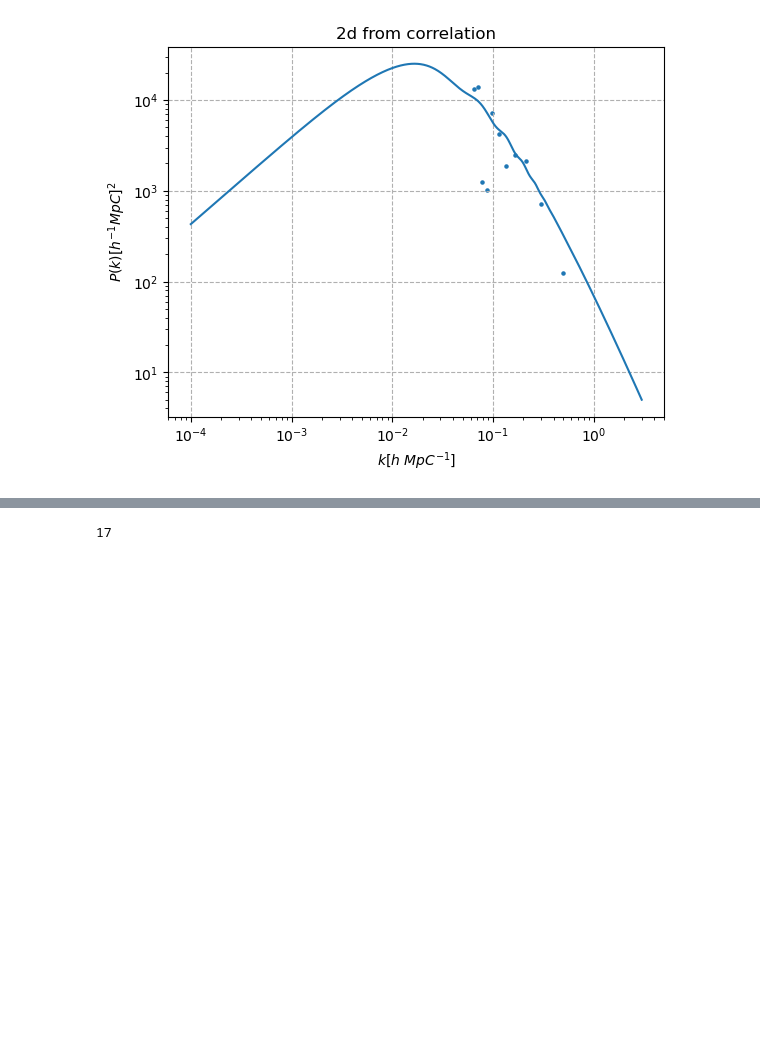
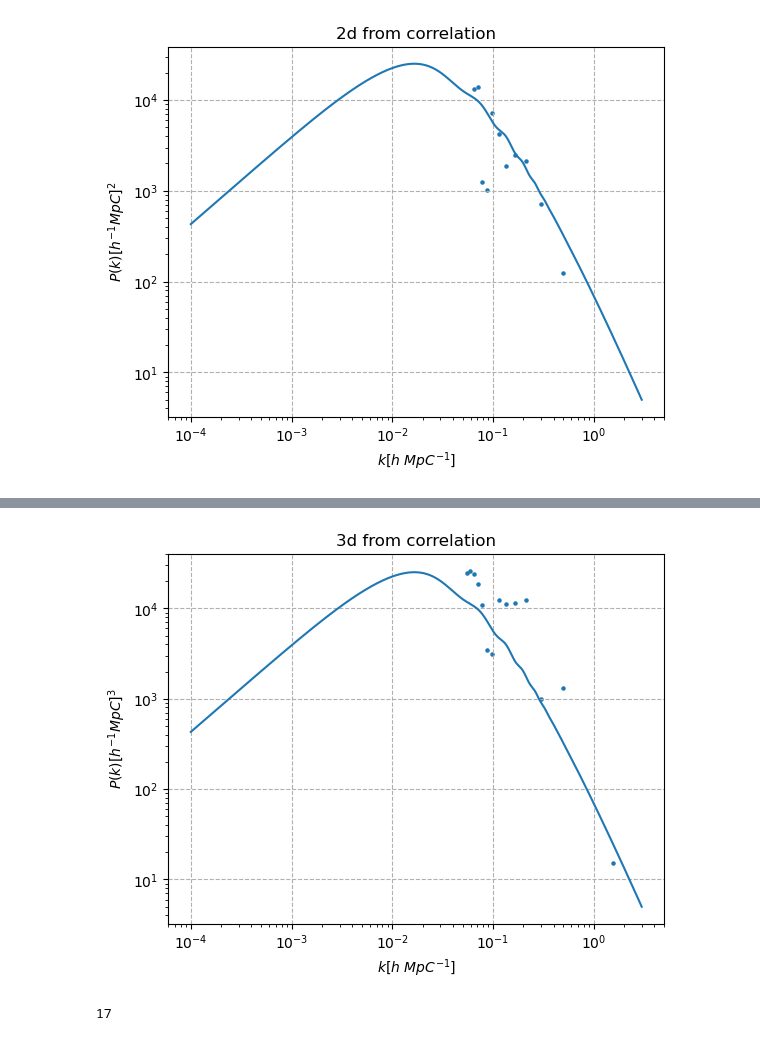
Before and after one commit to satvik-m97/PhD_thesis, a Jupyter notebook: Correlation_calculation.ipynb, the cells around one changed output, grey strips where cells are left out. Cells and saved outputs as stored; diff of their text form; code cells hidden in the pictures; blank space fills up the shorter version.

```diff
--- a/Correlation_calculation.ipynb
+++ b/Correlation_calculation.ipynb
@@ -365,2 +392,30 @@ plt.yscale('log')
 # %% [output]
 [figure]
+# %%
+from scipy.integrate import quad
+
+# Define the function to be integrated using the array of values
+def integrand(r,i):
+
+    kval = kar[:14]
+    k = kval[i]
+    corval = pk_avg[:14]
+    corr = interp1d(2*np.pi/kval, corval, kind='linear')
+    # Use interpolation or some other method to compute the function values at x
+    # In this example, we assume you have a function y(x) defined elsewhere
+#     print(r)
+    y_value = np.sin(k*r)/(k*r)*corr(r)*r*r#y(x)  # Replace y(x) with your function or array of values
+    return y_value
+
+# Define the integration limits
+a = min(2*np.pi/kval)
+b = max(2*np.pi/kval)
+
+# Perform the integration using quad
+# result, error = quad(integrand, a, b,args=1)
+
+print(f"Result of integration: {result}")
+print(f"Estimated error: {error}")
+res = np.zeros(14)
+for i in range(14):
+    res[i] = quad(integrand,a,b,args=i)[0]
@@ -367,3 +430,17 @@ plt.yscale('log')
+# %%
+mpk = np.genfromtxt(r'C:/Users/satvi/PhD_thesis/kk.dat')
+plt.scatter(kar[:14], np.abs(res)*2*(2*np.pi),s=5)
+plt.plot(mpk[:,0],mpk[:,1])
+plt.grid(linestyle = "dashed")
+plt.ylabel('$P(k) [h^{-1}MpC]^3$')
+plt.xlabel('$k [h~MpC^{-1}]$')
+plt.title("3d from correlation")
+
+plt.xscale('log')
+plt.yscale('log')
+plt.savefig("Pkz_0_3d_integral")
+# %% [output]
+[figure, added]
 # %%
 bins
 # %% [output]
```
Also changed, not shown: parts of 9 cells of this notebook.
